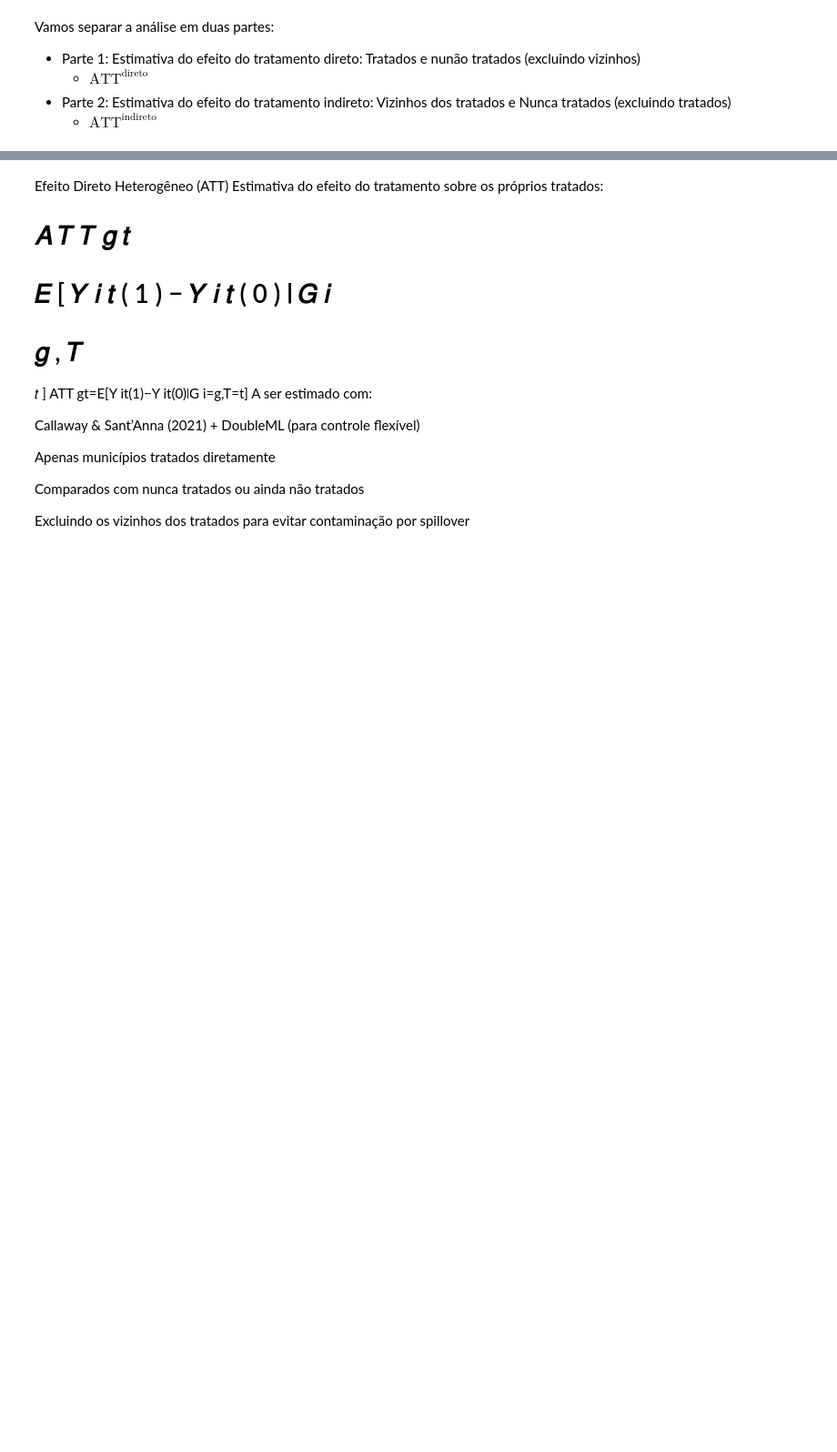
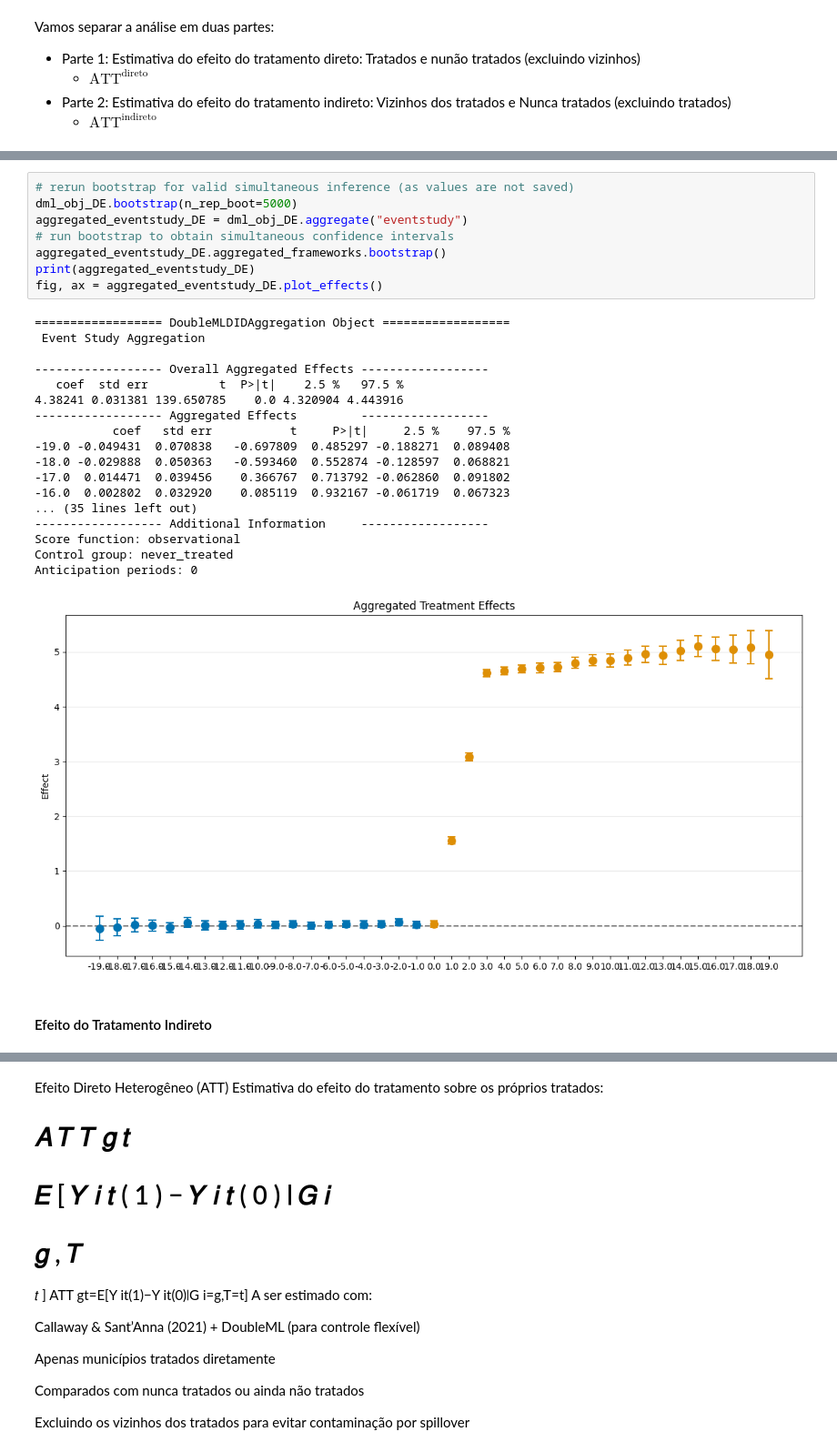
Before and after one commit to Daniel-Uhr/Estimators, a Jupyter notebook: 01_ATTgt_DML.ipynb, the cells around one changed output, grey strips where cells are left out. Shown at 91% size. Cells and saved outputs as stored; diff of their text form; blank space fills up the shorter version.

```diff
--- a/01_ATTgt_DML.ipynb
+++ b/01_ATTgt_DML.ipynb
@@ -850,0 +917,29 @@ panel
+# %%
+# rerun bootstrap for valid simultaneous inference (as values are not saved)
+dml_obj_DE.bootstrap(n_rep_boot=5000)
+aggregated_eventstudy_DE = dml_obj_DE.aggregate("eventstudy")
+# run bootstrap to obtain simultaneous confidence intervals
+aggregated_eventstudy_DE.aggregated_frameworks.bootstrap()
+print(aggregated_eventstudy_DE)
+fig, ax = aggregated_eventstudy_DE.plot_effects()
+# %% [output]
+================== DoubleMLDIDAggregation Object ==================
+ Event Study Aggregation
+
+------------------ Overall Aggregated Effects ------------------
+   coef  std err          t  P>|t|    2.5 %   97.5 %
+4.38241 0.031381 139.650785    0.0 4.320904 4.443916
+------------------ Aggregated Effects         ------------------
+           coef   std err           t     P>|t|     2.5 %    97.5 %
+-19.0 -0.049431  0.070838   -0.697809  0.485297 -0.188271  0.089408
+-18.0 -0.029888  0.050363   -0.593460  0.552874 -0.128597  0.068821
+-17.0  0.014471  0.039456    0.366767  0.713792 -0.062860  0.091802
+-16.0  0.002802  0.032920    0.085119  0.932167 -0.061719  0.067323
+... (35 lines left out)
+------------------ Additional Information     ------------------
+Score function: observational
+Control group: never_treated
+Anticipation periods: 0
+[figure, added]
+# %% [markdown]
+#### Efeito do Tratamento Indireto
```
Also changed, not shown: parts of 65 cells of this notebook.
